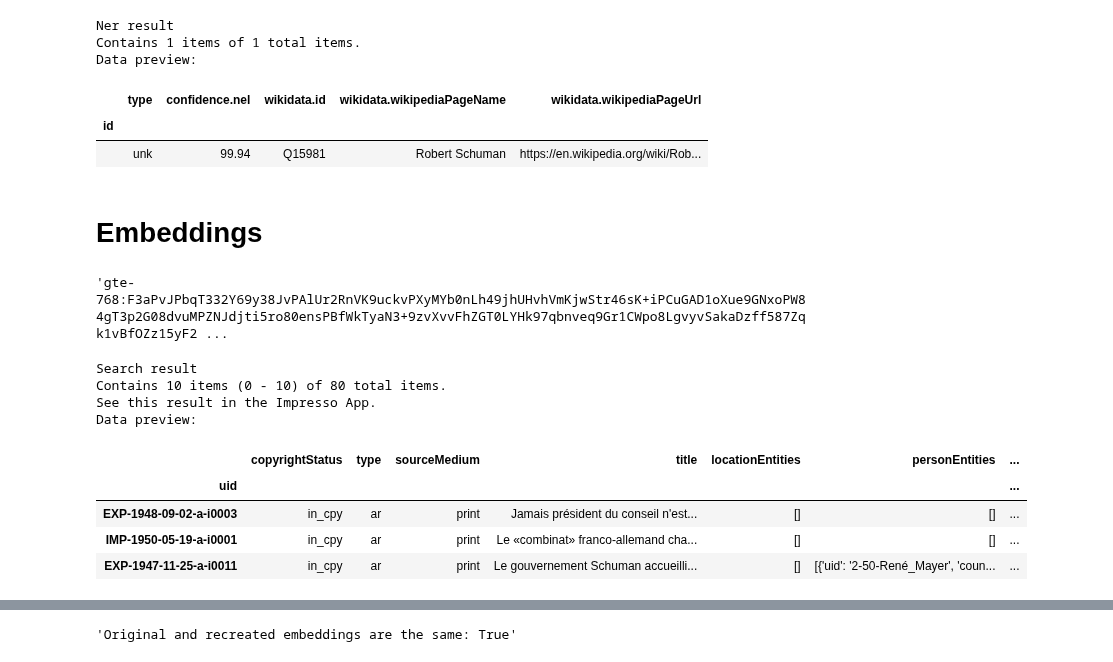
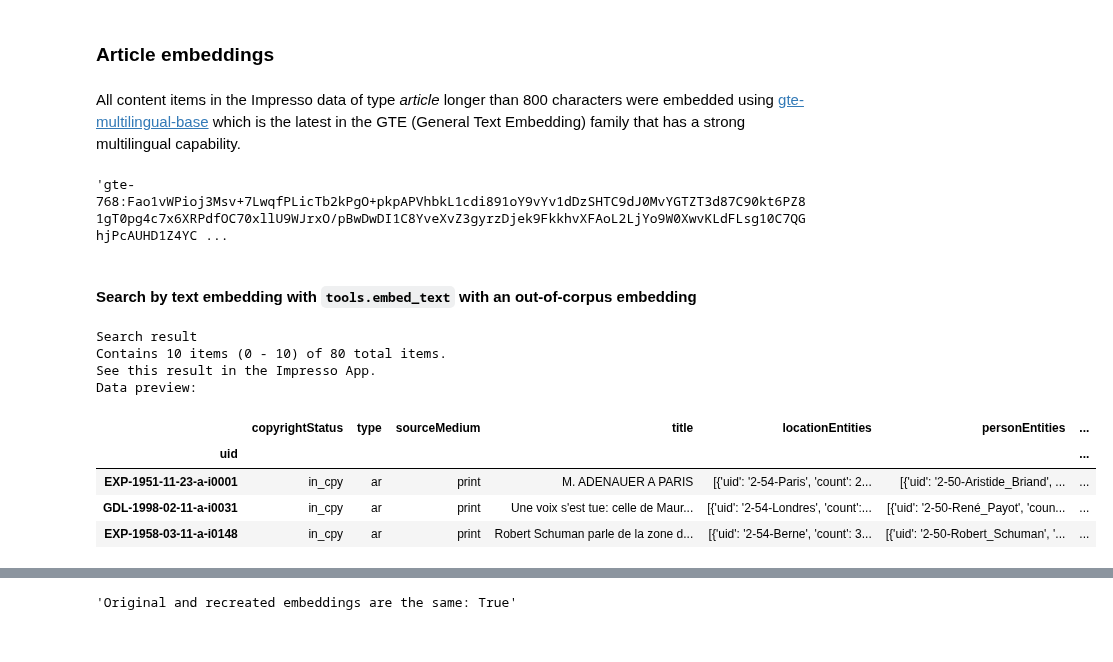
Before and after one commit to impresso/impresso-py, a Jupyter notebook: examples/notebooks/tools.ipynb, the cells around one changed output, grey strips where cells are left out. Drawn from its saved outputs; the diff is of its cells as text; code cells hidden in the pictures.

```diff
--- a/examples/notebooks/tools.ipynb
+++ b/examples/notebooks/tools.ipynb
@@ -1,6 +15,6 @@
 # %%
 from impresso import connect
 
-impresso = connect()
+impresso = connect('https://dev.impresso-project.ch/public-api/v1')
 # %% [output]
 🎉 You are now connected to the Impresso API!  🎉
@@ -50,40 +91,35 @@ Data preview:
+# %% [markdown]
+### Article embeddings
+# %% [markdown]
+All content items in the Impresso data of type _article_ longer than 800 characters were embedded using [gte-multilingual-base](https://huggingface.co/Alibaba-NLP/gte-multilingual-base) which is the latest in the GTE (General Text Embedding) family that has a strong multilingual capability.
 # %%
 text = """
-[START]Jean-Baptiste Nicolas Robert Schuman[END] (
-29 June 1886 – 4 September 1963) was a Luxembourg-born French
-statesman. Schuman was a Christian democratic (Popular
-Republican Movement) political thinker and activist.
-"""
-result = impresso.tools.nel(
-    text=text,
-)
-result
+    Jean-Baptiste Nicolas Robert Schuman (
+    29 June 1886 – 4 September 1963) was a Luxembourg-born French
+    statesman. Schuman was a Christian democratic (Popular
+    Republican Movement) political thinker and activist.
+    """
+
+embedding = impresso.tools.embed_text(text=text, target="text")
+embedding
 # %% [output]
-Ner result
-Contains 1 items of 1 total items.
-Data preview:
+'gte-768:Fao1vWPioj3Msv+7LwqfPLicTb2kPgO+pkpAPVhbkL1cdi891oY9vYv1dDzSHTC9dJ0MvYGTZT3d87C90kt6PZ81gT0pg4c7x6XRPdfOC70xllU9WJrxO/pBwDwDI1C8YveXvZ3gyrzDjek9FkkhvXFAoL2LjYo9W0XwvKLdFLsg10C7QGhjPcAUHD1Z4YC ...
-|  | type | confidence.nel | wikidata.id | wikidata.wikipediaPageName | wikidata.wikipediaPageUrl |
-| id |  |  |  |  |  |
-|  | unk | 99.94 | Q15981 | Robert Schuman | https://en.wikipedia.org/wiki/Rob... |
-# %% [markdown]
-# Embeddings
-# %%
-embedding = impresso.tools.embed_text(text="Le congrès à Paris de l'Union cycliste internationale", target="text")
-embedding
-# %% [output]
-'gte-768:F3aPvJPbqT332Y69y38JvPAlUr2RnVK9uckvPXyMYb0nLh49jhUHvhVmKjwStr46sK+iPCuGAD1oXue9GNxoPW84gT3p2G08dvuMPZNJdjti5ro80ensPBfWkTyaN3+9zvXvvFhZGT0LYHk97qbnveq9Gr1CWpo8LgvyvSakaDzff587Zqk1vBfOZz15yF2 ...
+# %% [markdown]
+#### Search by text embedding with `tools.embed_text` with an out-of-corpus embedding
 # %%
-impresso.search.find(
-  embedding=impresso.tools.embed_text(text="Schumann politicien", target="text"),
+result = impresso.search.find(
+  embedding=impresso.tools.embed_text(text=text, target="text"),
   limit=10
 )
+
+result
 # %% [output]
 Search result
 Contains 10 items (0 - 10) of 80 total items.
 See this result in the Impresso App.
 Data preview:
 |  | copyrightStatus | type | sourceMedium | title | locationEntities | personEntities | ... |
 | uid |  |  |  |  |  |  | ... |
-| EXP-1948-09-02-a-i0003 | in_cpy | ar | print | Jamais président du conseil n'est... | [] | [] | ... |
-| IMP-1950-05-19-a-i0001 | in_cpy | ar | print | Le «combinat» franco-allemand cha... | [] | [] | ... |
-| EXP-1947-11-25-a-i0011 | in_cpy | ar | print | Le gouvernement Schuman accueilli... | [] | [{'uid': '2-50-René_Mayer', 'coun... | ... |
+| EXP-1951-11-23-a-i0001 | in_cpy | ar | print | M. ADENAUER A PARIS | [{'uid': '2-54-Paris', 'count': 2... | [{'uid': '2-50-Aristide_Briand', ... | ... |
+| GDL-1998-02-11-a-i0031 | in_cpy | ar | print | Une voix s'est tue: celle de Maur... | [{'uid': '2-54-Londres', 'count':... | [{'uid': '2-50-René_Payot', 'coun... | ... |
+| EXP-1958-03-11-a-i0148 | in_cpy | ar | print | Robert Schuman parle de la zone d... | [{'uid': '2-54-Berne', 'count': 3... | [{'uid': '2-50-Robert_Schuman', '... | ... |
```
Also changed, not shown: parts of 21 cells of this notebook.
